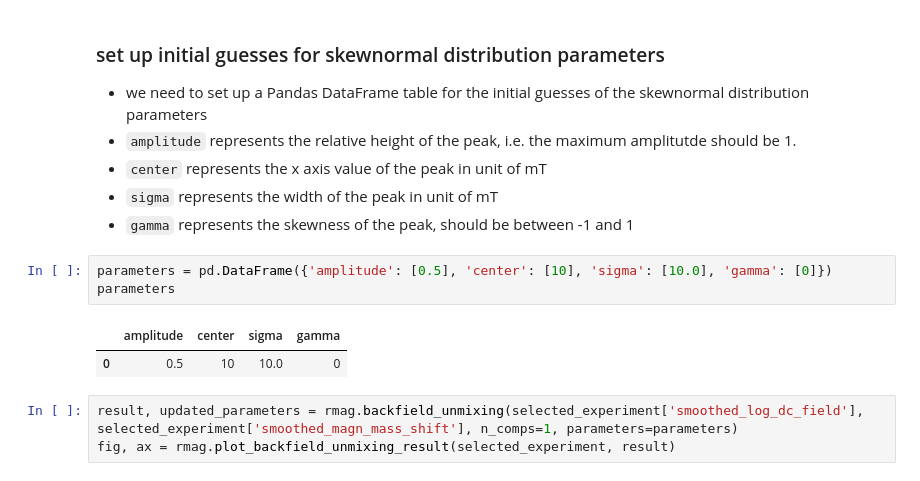
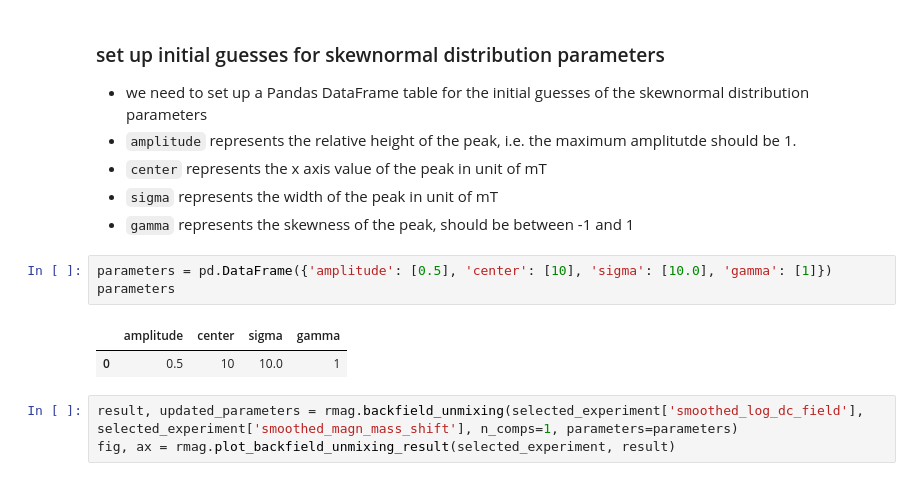
Before and after one commit to PmagPy/RockmagPy-notebooks, a Jupyter notebook: hysteresis_backfield_notebooks/VSM_backfield_unmixing.ipynb, the cells around one changed output. Drawn from its saved outputs; the diff is of its cells as text.

```diff
--- a/hysteresis_backfield_notebooks/VSM_backfield_unmixing.ipynb
+++ b/hysteresis_backfield_notebooks/VSM_backfield_unmixing.ipynb
@@ -116,11 +116,11 @@ fig, (ax1, ax2, ax3) = rmag.plot_backfield_data(selected_experiment, figsize=(6,
 - `sigma` represents the width of the peak in unit of mT
 - `gamma` represents the skewness of the peak, should be between -1 and 1
 # %%
-parameters = pd.DataFrame({'amplitude': [0.5], 'center': [10], 'sigma': [10.0], 'gamma': [0]})
+parameters = pd.DataFrame({'amplitude': [0.5], 'center': [10], 'sigma': [10.0], 'gamma': [1]})
 parameters
 # %% [output]
 |  | amplitude | center | sigma | gamma |
-| 0 | 0.5 | 10 | 10.0 | 0 |
+| 0 | 0.5 | 10 | 10.0 | 1 |
 # %%
 result, updated_parameters = rmag.backfield_unmixing(selected_experiment['smoothed_log_dc_field'], selected_experiment['smoothed_magn_mass_shift'], n_comps=1, parameters=parameters)
 fig, ax = rmag.plot_backfield_unmixing_result(selected_experiment, result)
```
Also changed, not shown: parts of 8 cells of this notebook.
